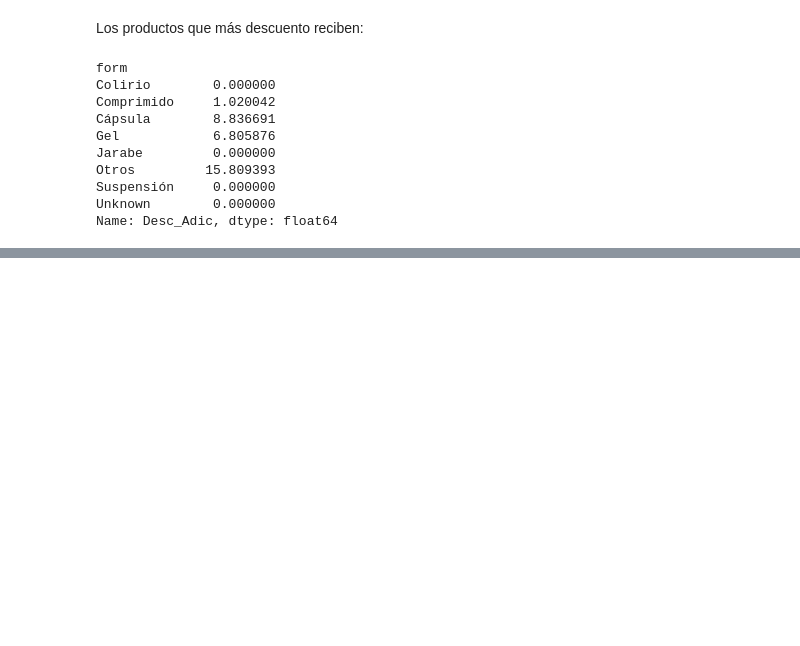
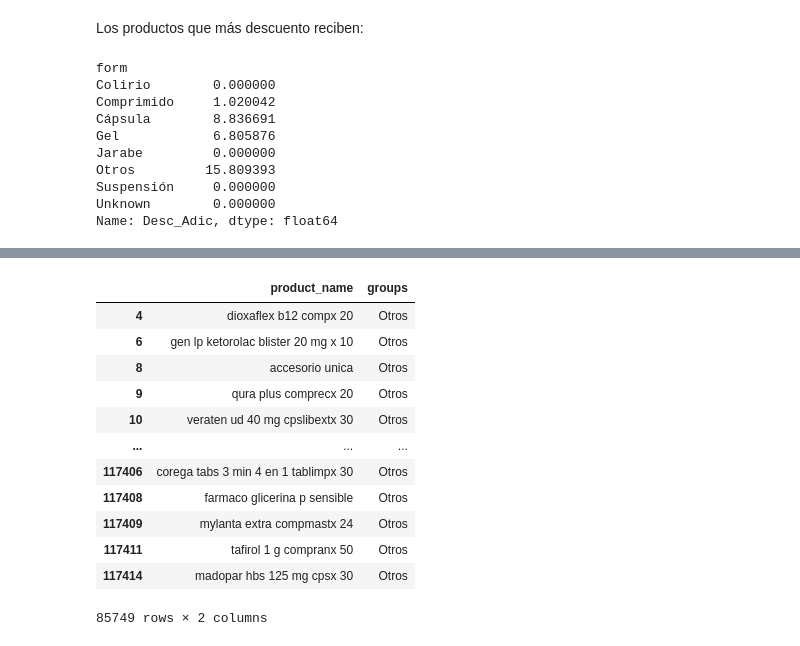
Before and after one commit to 4GeeksAcademy/sp-ml-20-final-project-g2, a Jupyter notebook: src/eda-ineta.ipynb, the cells around one changed output, grey strips where cells are left out. Saved outputs shown, nothing was run; the diff lists cells and outputs as text; code cells hidden in the pictures; blank space fills up the shorter version.

Commit message:
[eda] wip: agrupación de productos

```diff
--- a/src/eda-ineta.ipynb
+++ b/src/eda-ineta.ipynb
@@ -689,2 +792,25 @@ df['groups'] = df['Producto'].apply(product_group)
+# %%
+pharmaceutical_classifier = {
+    'Salud Cardiovascular': ['sartan', 'pril', 'olol', 'dipino', 'estatina', 'alpertan', 'atenolol', 'enalapril', 'aspirina prevent'],
+    'Salud Mental / Sistema Nervioso': ['plax', 'pam', 'lam', 'tina', 'zepina', 'alplax', 'sertralina', 'clonazepam', 'quetiapina'],
+    'Salud Digestiva': ['prazol', 'tidina', 'alumpak', 'alverin', 'almax', 'magnesia', 'bismuto', 'gel', 'trimebutina', 'domperidona'],
+    'Salud Sexual / Urología': ['nafil', 'dalafil', 'almaximo', 'sildenafil', 'tadalafil'],
+    'Oftalmología': ['alphagan', 'ofta', 'colirio', 'timolol', 'latanoprost', 'gotas'],
+    'Antibióticos': ['cilina', 'micina', 'floxacino', 'cicli', 'cef', 'amoxi', 'clavulanico'],
+    'Analgésicos / Antiinflamatorios': ['profeno', 'fenaco', 'coxib', 'paracetamol', 'aspirina', 'dol', 'clonixinato', 'meloxicam'],
+    'Salud Respiratoria / Antialérgicos': ['tadina', 'rizina', 'nasona', 'terol', 'ambroxol', 'mucol', 'frenadol', 'antigripal'],
+    'Higiene y Cuidado Personal': ['shampoo', 'jabon', 'crema', 'desodorante', 'pasta dental', 'cepillo', 'protector solar', 'dermato', 'eucerin', 'vichy', 'la roche', 'dove', 'colgate'],
+    'Accesorios y Dispositivos Médicos': ['pañal', 'huggies', 'pampers', 'toalla', 'algodon', 'jeringa', 'aguja', 'preservativo', 'condon', 'test', 'termometro', 'curitas'],
+    'Nutrición y Suplementos': ['vitamina', 'suplemento', 'ensure', 'pediasure', 'leche', 'formula', 'magnesio', 'zinc', 'hierro', 'calcio', 'omega'],
+    'Diabetes y Endocrino': ['metformina', 'insulina', 'glibenclamida', 'levotiroxina', 't4', 'glucosa']
+}
+# %%
+def assign_category(name):
+    name = str(name).lower()
+    for category, words in pharmaceutical_classifier.items():
+        for word in words:
+            if word in name:
+                return category
+    return 'Otros'
 # %%
-df['groups']
+mask = df['groups'].isin(['Otros', 'Unknown'])
@@ -704,2 +817,2 @@ Name: groups, Length: 117415, dtype: object
 # %%
-df['groups'].value_counts()
+df.loc[mask, 'groups'] = df.loc[mask, 'Producto'].apply(assign_category)
@@ -712,0 +839,16 @@ Name: count, dtype: int64
+# %%
+df.loc[df['groups'] == 'Otros', ['product_name', 'groups']]
+# %% [output]
+|  | product_name | groups |
+| 4 | dioxaflex b12 compx 20 | Otros |
+| 6 | gen lp ketorolac blister 20 mg x 10 | Otros |
+| 8 | accesorio unica | Otros |
+| 9 | qura plus comprecx 20 | Otros |
+| 10 | veraten ud 40 mg cpslibextx 30 | Otros |
+| ... | ... | ... |
+| 117406 | corega tabs 3 min 4 en 1 tablimpx 30 | Otros |
+| 117408 | farmaco glicerina p sensible | Otros |
+| 117409 | mylanta extra compmastx 24 | Otros |
+| 117411 | tafirol 1 g compranx 50 | Otros |
+| 117414 | madopar hbs 125 mg cpsx 30 | Otros |
+85749 rows × 2 columns
```
Also changed, not shown: parts of 11 cells of this notebook.
